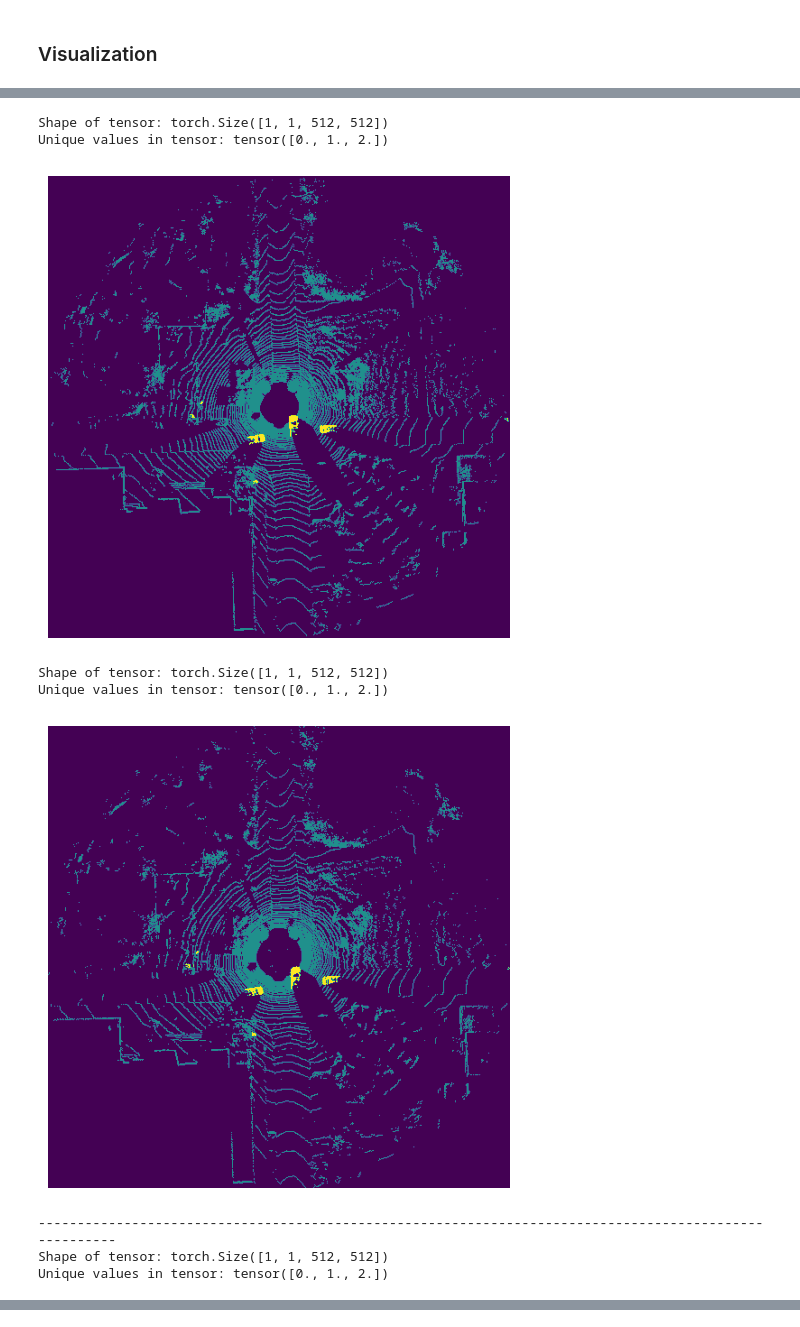
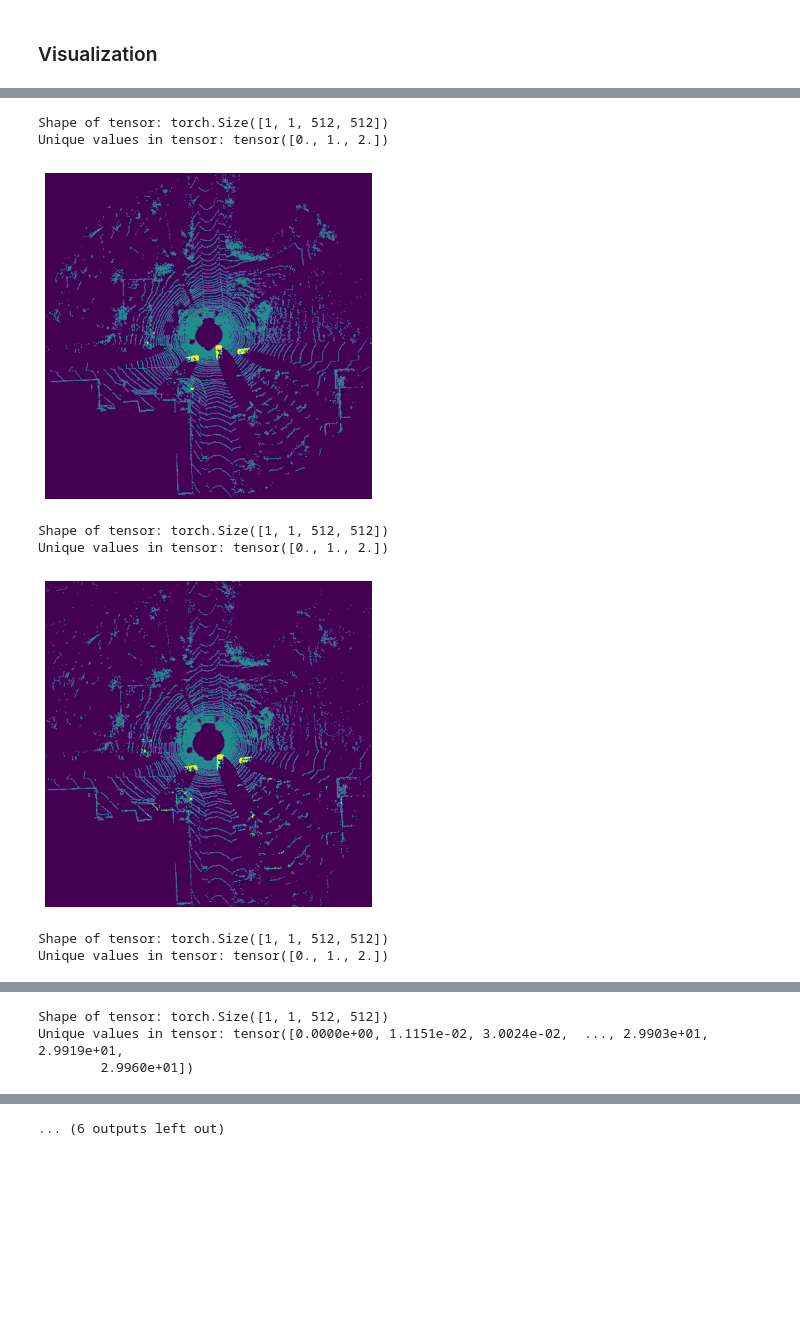
Before and after one commit to MinChoi0129/SwiftMOS, a Jupyter notebook: DVT_test_and_visualization.ipynb, the cells around one changed output, grey strips where cells are left out. Cells and saved outputs as stored; diff of their text form; code cells hidden in the pictures; blank space fills up the shorter version.

```diff
--- a/DVT_test_and_visualization.ipynb
+++ b/DVT_test_and_visualization.ipynb
@@ -119,7 +113,7 @@ def show_tensor_as_img(tensor, imsave=False, imname="noname"):
 # %%
 pGen, pDataset, pModel, pOpt = config.get_config()
 
-FRAME = 42
+FRAME = 41
 
 val_dataset = datasets.data_MOS.DataloadVal(pDataset.Val)
 xyzi, descartes_coord, sphere_coord, label_3D, _, _, _, _ = val_dataset[FRAME]
@@ -148,12 +171,16 @@ sphere_label_as_descartes = transform_view(sphere_label, des_coord_t0, sph_coord
 descartes_label_as_sphere_as_descartes = transform_view(descartes_label_as_sphere, des_coord_t0, sph_coord_t0)
 # %%
-imsave = True
+show_tensor_as_img(sphere_label, True, "sphere_label")
+show_tensor_as_img(descartes_label_as_sphere, True, "descartes_label_as_sphere")
+show_tensor_as_img(descartes_label, True, "descartes_label")
+show_tensor_as_img(sphere_label_as_descartes, True, "sphere_label_as_descartes")
+show_tensor_as_img(descartes_label_as_sphere_as_descartes, True, "descartes_label_as_sphere_as_descartes")
 
-show_tensor_as_img(sphere_label, imsave, "sphere_label"), show_tensor_as_img(descartes_label_as_sphere, imsave, "descartes_label_as_sphere")
-show_tensor_as_img(descartes_label, imsave, "descartes_label"), show_tensor_as_img(sphere_label_as_descartes, imsave, "sphere_label_as_descartes")
 
-print("-------------------------------------------------------------------------------------------------------")
-show_tensor_as_img(descartes_label_as_sphere_as_descartes, imsave, "descartes_label_as_sphere_as_descartes")
+show_tensor_as_img(max_z_hint, True, "max_z_hint")
+show_tensor_as_img(min_z_hint, True, "min_z_hint")
+show_tensor_as_img(max_r_hint, True, "max_r_hint")
+show_tensor_as_img(min_r_hint, True, "min_r_hint")
 # %% [output]
 Shape of tensor: torch.Size([1, 1, 64, 2048])
 Unique values in tensor: tensor([0., 1., 2.])
@@ -161,12 +188,11 @@ Unique values in tensor: tensor([0., 1., 2.])
 Shape of tensor: torch.Size([1, 1, 64, 2048])
 Unique values in tensor: tensor([0., 1., 2.])
 [figure]
 Shape of tensor: torch.Size([1, 1, 512, 512])
 Unique values in tensor: tensor([0., 1., 2.])
-[figure, old version]
+[figure, new version]
 Shape of tensor: torch.Size([1, 1, 512, 512])
 Unique values in tensor: tensor([0., 1., 2.])
-[figure, old version]
+[figure, new version]
--------------------------------------------------------------------------------------------------------
 Shape of tensor: torch.Size([1, 1, 512, 512])
 Unique values in tensor: tensor([0., 1., 2.])
@@ -173,0 +200,3 @@ Unique values in tensor: tensor([0., 1., 2.])
+Shape of tensor: torch.Size([1, 1, 512, 512])
+Unique values in tensor: tensor([0.0000e+00, 1.1151e-02, 3.0024e-02,  ..., 2.9903e+01, 2.9919e+01,
+        2.9960e+01])
@@ -173,0 +204 @@ Unique values in tensor: tensor([0., 1., 2.])
+... (6 outputs left out)
```
Also changed, not shown: parts of 5 cells of this notebook, 31 other files.
